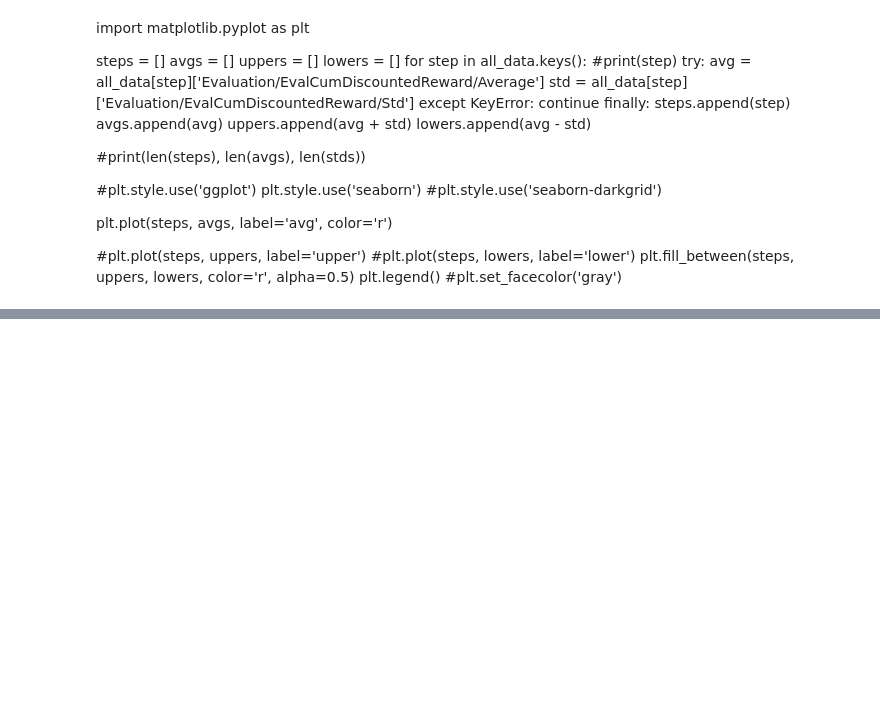
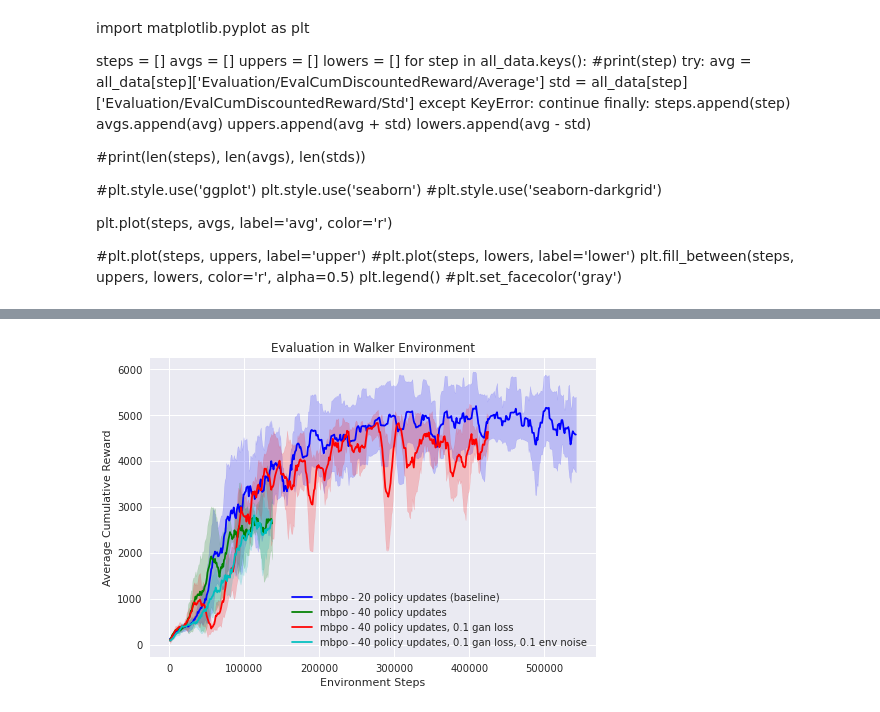
Before and after one commit to tim-ts-chu/mbpo, a Jupyter notebook: hypo-plot.ipynb, the cells around one changed output, grey strips where cells are left out. Cells and saved outputs as stored; diff of their text form; code cells hidden in the pictures; blank space fills up the shorter version.

```diff
--- a/hypo-plot.ipynb
+++ b/hypo-plot.ipynb
@@ -383,0 +463,56 @@ draw_exp(exp, smooth=7)
+# %%
+hypo1 = {
+    'event_files': [
+        '/home/timchu/data/Walker2dNoisyAct/defaults/seed:1211_2021-05-03_16-07-563_vks0wj/events.out.tfevents.1620072886.deeplearn17',
+        '/home/timchu/data/Walker2dNoisyAct/defaults/seed:1686_2021-05-03_16-07-55rtddp1j_/events.out.tfevents.1620072885.deeplearn17',
+        '/home/timchu/data/Walker2dNoisyAct/defaults/seed:7349_2021-05-03_16-07-53s914iag3/events.out.tfevents.1620072897.deeplearn17',
+        '/home/timchu/data/Walker2dNoisyAct/defaults/seed:7979_2021-05-03_16-07-50km4_4rzu/events.out.tfevents.1620072895.deeplearn17',
+    ],
+    'tag': 'ray/tune/evaluation/return-average',
+    'label': 'mbpo - 20 policy updates (baseline)',
+    'color': 'b'
+}
+hypo2 = {
+    'event_files': [
+        '/home/timchu/data/Walker2dNoisyAct/defaults/seed:3991_2021-05-03_16-09-468_0v7uf_/events.out.tfevents.1620073469.deeplearn17',
+        '/home/timchu/data/Walker2dNoisyAct/defaults/seed:4008_2021-05-03_16-09-4438ubnfj8/events.out.tfevents.1620073465.deeplearn17',
+        '/home/timchu/data/Walker2dNoisyAct/defaults/seed:4198_2021-05-03_16-09-50f3dbxhsl/events.out.tfevents.1620073502.deeplearn17',
+        '/home/timchu/data/Walker2dNoisyAct/defaults/seed:7692_2021-05-03_16-09-484630ri8q/events.out.tfevents.1620073508.deeplearn17',
+    ],
+    'tag': 'ray/tune/evaluation/return-average',
+    'label': 'mbpo - 40 policy updates',
+    'color': 'g'
+}
+hypo3 = {
+    'event_files': [
+        '/home/timchu/data/Walker2dNoisyAct/defaults/seed:1775_2021-05-03_16-15-49gc60of1o/events.out.tfevents.1620074019.deeplearn17',
+        '/home/timchu/data/Walker2dNoisyAct/defaults/seed:3435_2021-05-03_16-15-46qi_l5l61/events.out.tfevents.1620074036.deeplearn17',
+        '/home/timchu/data/Walker2dNoisyAct/defaults/seed:4088_2021-05-03_16-15-530jtyuxwq/events.out.tfevents.1620074037.deeplearn17',
+        '/home/timchu/data/Walker2dNoisyAct/defaults/seed:8238_2021-05-03_16-15-51ltp_7_0x/events.out.tfevents.1620074006.deeplearn17',
+    ],
+    'tag': 'ray/tune/evaluation/return-average',
+    'label': 'mbpo - 40 policy updates, 0.1 gan loss',
+    'color': 'r'
+}
+hypo4 = {
+    'event_files': [
+        '/home/timchu/data/Walker2dNoisyAct/defaults/seed:2318_2021-05-03_16-17-39gbephdwb/events.out.tfevents.1620074147.deeplearn17',
+        '/home/timchu/data/Walker2dNoisyAct/defaults/seed:698_2021-05-03_16-17-362h9n6xl4/events.out.tfevents.1620074160.deeplearn17',
+        '/home/timchu/data/Walker2dNoisyAct/defaults/seed:9204_2021-05-03_16-17-33ll1zpli1/events.out.tfevents.1620074160.deeplearn17',
+        '/home/timchu/data/Walker2dNoisyAct/defaults/seed:9340_2021-05-03_16-17-31_mel67ln/events.out.tfevents.1620074153.deeplearn17',
+
+    ],
+    'tag': 'ray/tune/evaluation/return-average',
+    'label': 'mbpo - 40 policy updates, 0.1 gan loss, 0.1 env noise',
+    'color': 'c'
+}
+
+exp = {
+    'hypos': [hypo1, hypo2, hypo3, hypo4],
+    'title': 'Evaluation in Walker Environment',
+    'xlabel': 'Environment Steps',
+    'ylabel': 'Average Cumulative Reward',
+}
+draw_exp(exp, smooth=11)
+# %% [output]
+[figure, added]
```
Also changed, not shown: parts of 8 cells of this notebook, 4 other files.
